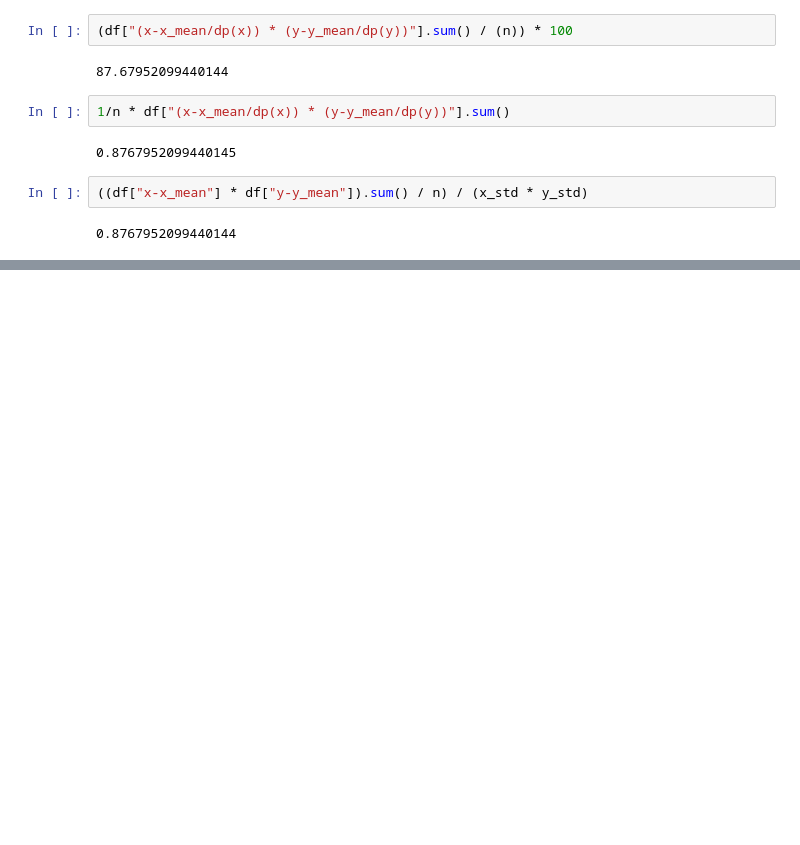
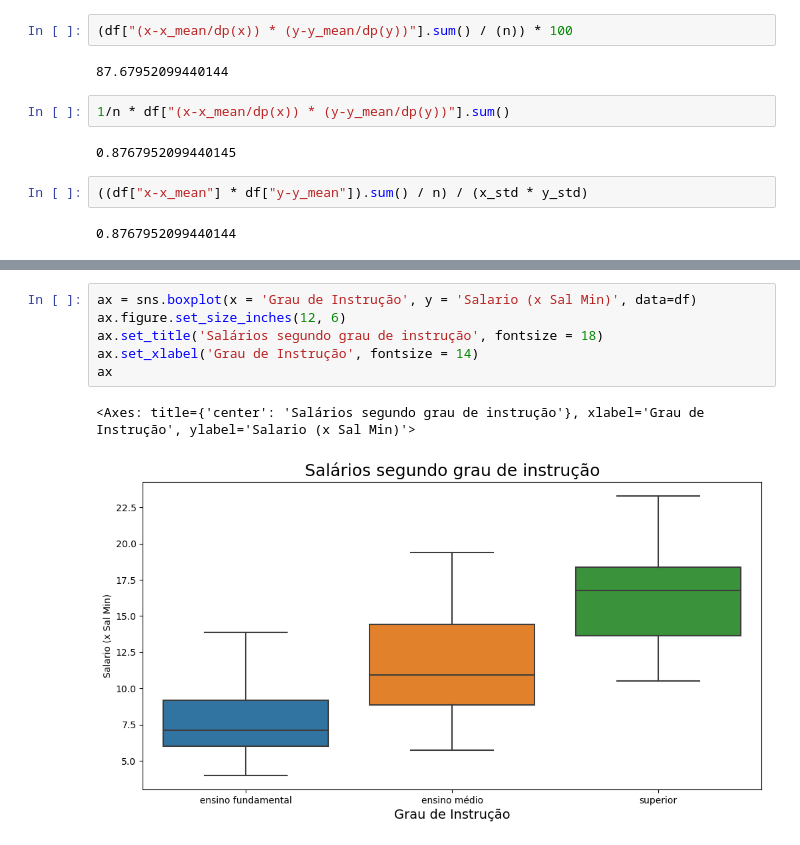
Before and after one commit to BrunoOlivei/estatistica, a Jupyter notebook: Estatística Básica/4_analise_bidimensional.ipynb, the cells around one changed output, grey strips where cells are left out. Cells and saved outputs as stored; diff of their text form; blank space fills up the shorter version.

```diff
--- a/Estatística Básica/4_analise_bidimensional.ipynb
+++ b/Estatística Básica/4_analise_bidimensional.ipynb
@@ -341,0 +381,9 @@ df
+# %%
+ax = sns.boxplot(x = 'Grau de Instrução', y = 'Salario (x Sal Min)', data=df)
+ax.figure.set_size_inches(12, 6)
+ax.set_title('Salários segundo grau de instrução', fontsize = 18)
+ax.set_xlabel('Grau de Instrução', fontsize = 14)
+ax
+# %% [output]
+<Axes: title={'center': 'Salários segundo grau de instrução'}, xlabel='Grau de Instrução', ylabel='Salario (x Sal Min)'>
+[figure, added]
```
Also changed, not shown: parts of 8 cells of this notebook, 2 other files.
